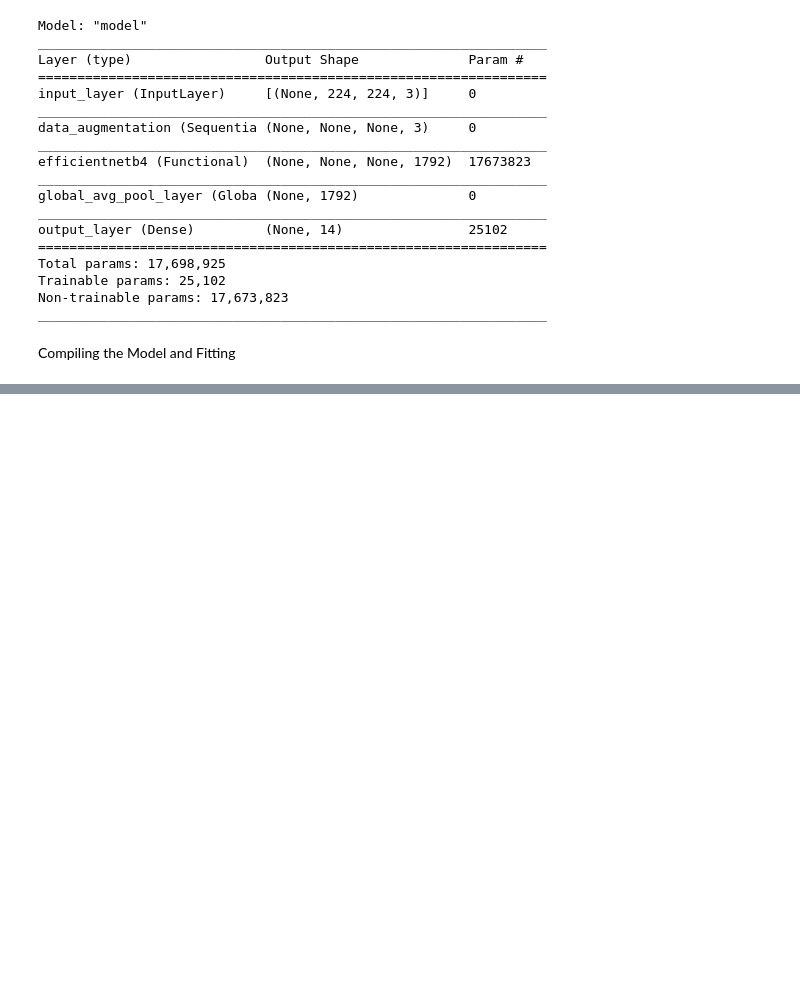
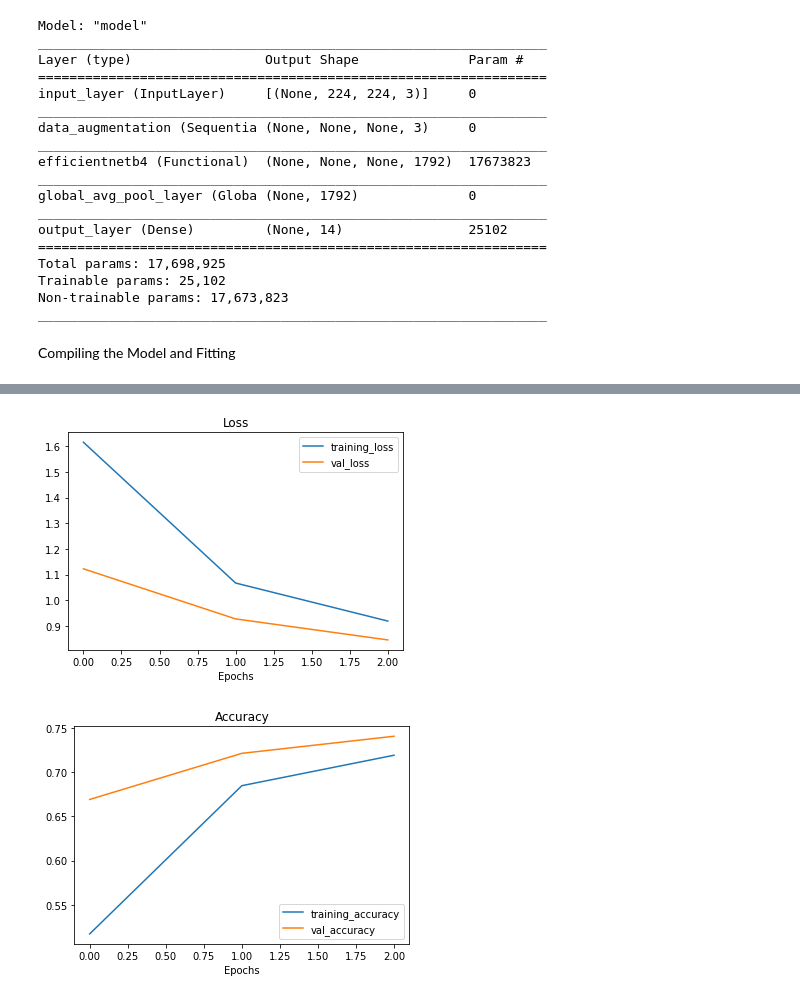
Before and after one commit to elinteerie/Nigeria-Food-AI, a Jupyter notebook: nigeria-food-ai-model-with-kaggle.ipynb, the cells around one changed output, grey strips where cells are left out. Cells and saved outputs as stored; diff of their text form; code cells hidden in the pictures; blank space fills up the shorter version.

Commit message:
Kaggle Notebook | Nigeria Food AI Model with Kaggle | Version 4

```diff
--- a/nigeria-food-ai-model-with-kaggle.ipynb
+++ b/nigeria-food-ai-model-with-kaggle.ipynb
@@ -190,0 +225,5 @@ Dumped tool data for kernel_stats.pb to TensorBoard/model_1b3/20220806-111533/tr
+# %%
+plot_loss_curves(history_model)
+# %% [output]
+[figure, added]
+[figure, added]
```
Also changed, not shown: parts of 14 cells of this notebook.
